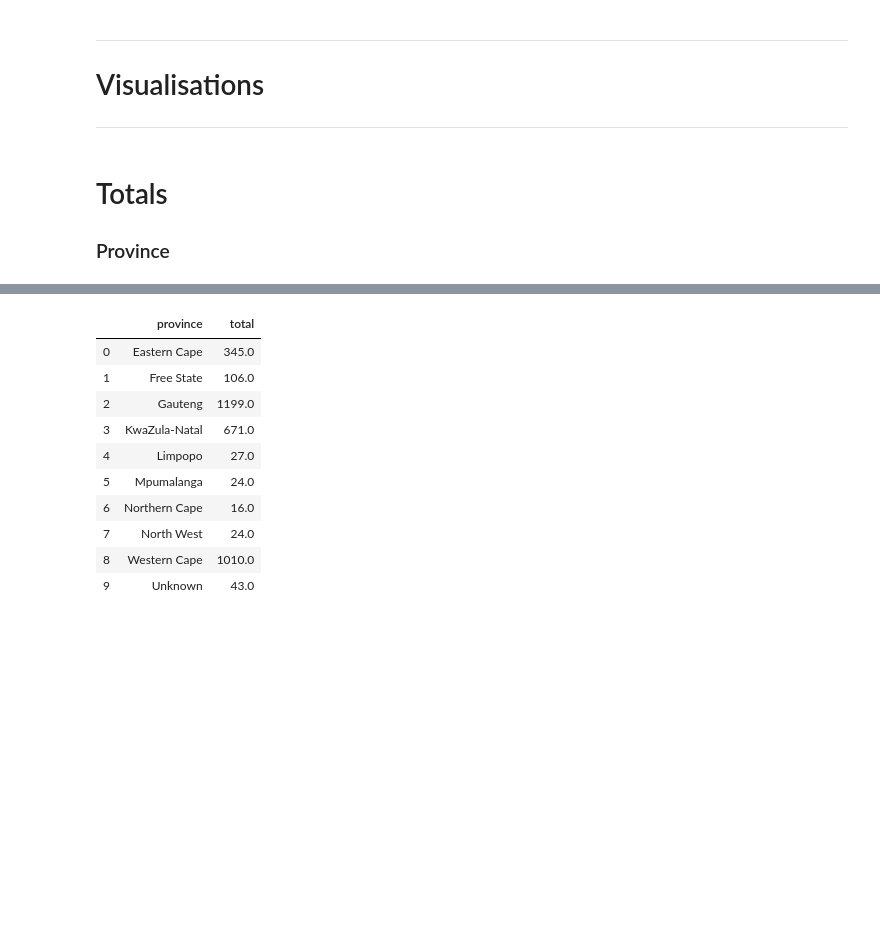
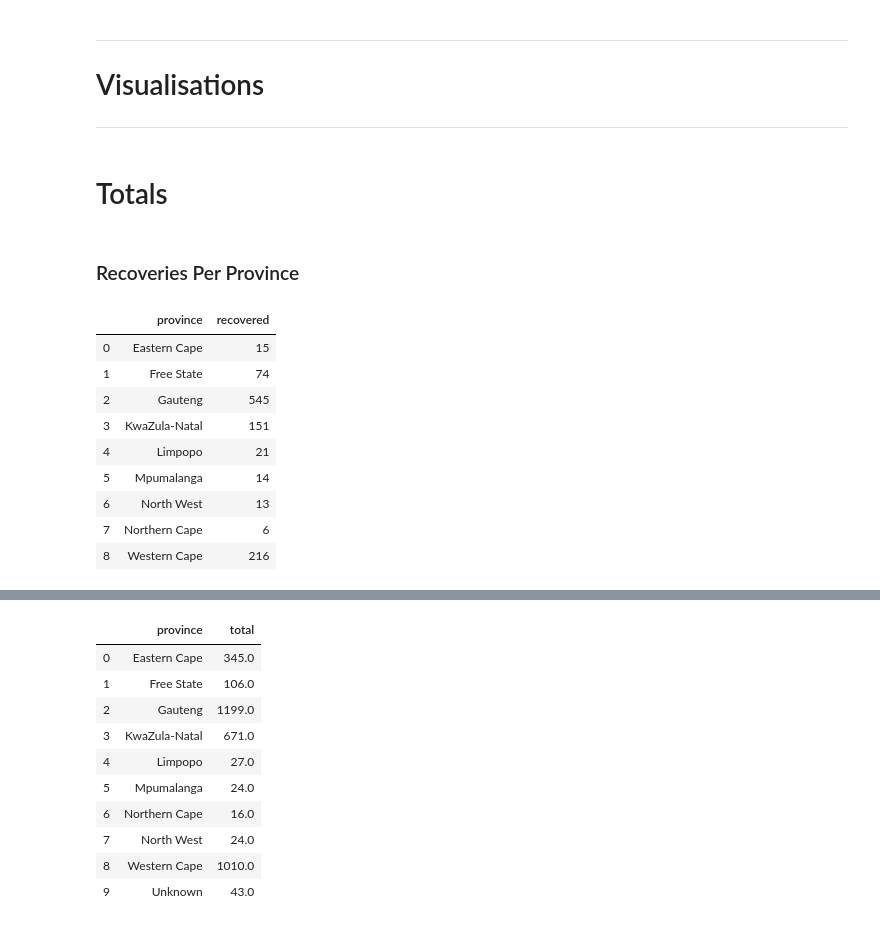
Before and after one commit to SimonRosen173/Covid19SAData, a Jupyter notebook: Visualisations.ipynb, the cells around one changed output, grey strips where cells are left out. Cells and saved outputs as stored; diff of their text form; code cells hidden in the pictures; blank space fills up the shorter version.

```diff
--- a/Visualisations.ipynb
+++ b/Visualisations.ipynb
@@ -27,4 +27,3 @@ empty_margin_dict = dict(
 )
 # %% [markdown]
 # Totals
-### Province
@@ -30,0 +56,16 @@ empty_margin_dict = dict(
+# %% [markdown]
+### Recoveries Per Province
+# %%
+prov_recov_totals = pd.read_csv('data/tot_recovered_provinces.csv').drop(['date'], axis =1)
+prov_recov_totals
+# %% [output]
+|  | province | recovered |
+| 0 | Eastern Cape | 15 |
+| 1 | Free State | 74 |
+| 2 | Gauteng | 545 |
+| 3 | KwaZula-Natal | 151 |
+| 4 | Limpopo | 21 |
+| 5 | Mpumalanga | 14 |
+| 6 | North West | 13 |
+| 7 | Northern Cape | 6 |
+| 8 | Western Cape | 216 |
```
Also changed, not shown: parts of 53 cells of this notebook, 27 other files.
